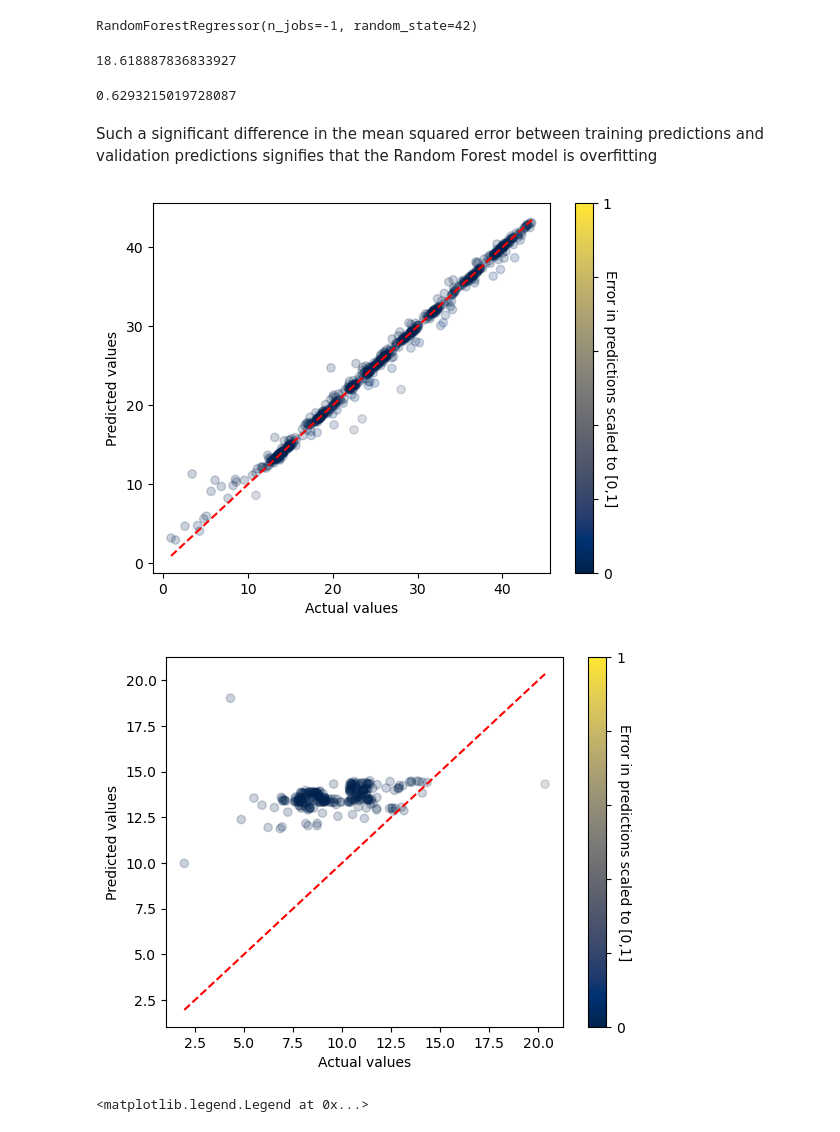
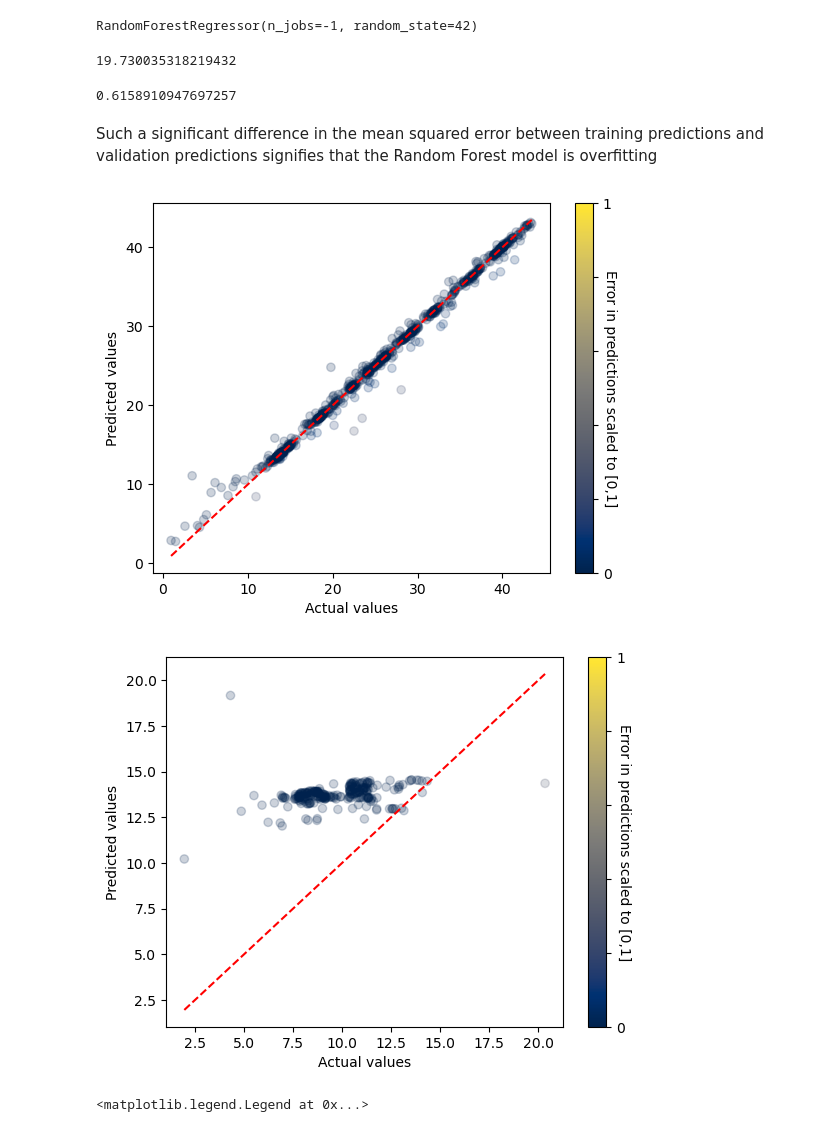
Before and after one commit to anshuman1823/Predicting-Oil-Flow-Rate-Using-Well-Parameters, a Jupyter notebook: Volve_project_jupyter_notebook_v2.ipynb, the cells around one changed output. Cells and saved outputs as stored; diff of their text form; code cells hidden in the pictures.

```diff
--- a/Volve_project_jupyter_notebook_v2.ipynb
+++ b/Volve_project_jupyter_notebook_v2.ipynb
@@ -234,5 +231,0 @@ We will use the average flow rate feature AVG_OIL_FLOW_RATE instead of BORE_OIL_
-# %%
-## Adding the feature for cummulative oil produced by shifting the cumulative sum of oil produced by 1 row downwards
-## Not adding cummulative water and cummulative gas produced because they are highly correlated to Cummulative Oil Produced
-
-df["CUMM_OIL"] = np.r_[0, np.cumsum(df.loc[:,["BORE_OIL_VOL"]]).values.ravel()[1:]]
@@ -436,6 +438,10 @@ plt.show()
 # %%
 def preprocessor(df_, train_start_date, val_date, test_date, DATEPROD = True,
                  Day_col = False, Month_col = False, Year_col = False, scale = True):
+
+    """
+    Function for performing all the preprocessing steps in one go
+    """
 
     # Creating a copy of the passed dataset so that the original dataset is not modified
     df = df_.copy()
@@ -460,8 +466,6 @@ def preprocessor(df_, train_start_date, val_date, test_date, DATEPROD = True,
     if Year_col:
         df["Year"] = df.DATEPRD.dt.year
 
-    ## FUTURE WORK: We can add the code to create the cummulative oil and oil flow rate features in the function itself
-
     ## Removing features which are not needed
     features_x = ["ON_STREAM_HRS", 'BORE_GAS_VOL', 'BORE_WAT_VOL', "BORE_OIL_VOL"]
     df = df.drop(columns = features_x, axis = 1)
@@ -478,7 +482,6 @@ def preprocessor(df_, train_start_date, val_date, test_date, DATEPROD = True,
     plt.axvline(pd.to_datetime(val_date), linestyle = "dotted", color = "orange")
     plt.axvline(pd.to_datetime(test_date), linestyle = "dotted", color = "orange")
     plt.title("DATA POINTS CONSIDERED")
-
 
     # Training dataset is taken to be all the data points after train_start_date and before val_date
     # Validation and testing dataset is taken to be all the data points after val_date
@@ -724,0 +729,18 @@ Thus, the hyperbolic equation can be used to check the performance of our models
+# %%
+from sklearn.preprocessing import StandardScaler
+scaler = StandardScaler()
+
+[qi, b, di] = hyp_values  ##hyp_values is obtained by fitting the curve using dca_plotter() function
+
+X_ = np.r_[X_train, X_val, X_test]
+hyp_q = hyperbolic_equation(np.arange(len(X_)), qi, b, di)
+hyp_q_scaled = scaler.fit_transform(hyp_q.reshape(-1, 1))
+X_ = np.c_[X_, hyp_q_scaled]
+
+X_train_dca = X_[:len(X_train), :]
+X_val_dca = X_[len(X_train):(len(X_val)+len(X_train)), :]
+X_test_dca = X_[(len(X_train) + len(X_val)):, :]
+
+## Modifying the features list to include the DCA column feature name
+if features.count("DCA_FLOW_RATE") == 0:
+    features = features + ["DCA_FLOW_RATE"]
@@ -729,27 +801,27 @@ from sklearn.ensemble import RandomForestRegressor
 from sklearn.metrics import mean_squared_error, r2_score
 
 rf = RandomForestRegressor(n_jobs=-1, random_state = 42)
-rf.fit(X_train, y_train)
+rf.fit(X_train_dca, y_train)
 # %% [output]
 RandomForestRegressor(n_jobs=-1, random_state=42)
 # %%
-mean_squared_error(rf.predict(X_val), y_val)
+mean_squared_error(rf.predict(X_val_dca), y_val)
 # %% [output]
-18.618887836833927
+19.730035318219432
 # %%
-mean_squared_error(y_train, rf.predict(X_train))
+mean_squared_error(y_train, rf.predict(X_train_dca))
 # %% [output]
-0.6293215019728087
+0.6158910947697257
 # %% [markdown]
 Such a significant difference in the mean squared error between training predictions and validation predictions signifies that the Random Forest model is overfitting
 # %%
-predict_plot(y_train, rf.predict(X_train))
+predict_plot(y_train, rf.predict(X_train_dca))
 # %% [output]
-[figure, old version]
+[figure, new version]
 # %%
-predict_plot(y_val, rf.predict(X_val))
+predict_plot(y_val, rf.predict(X_val_dca))
 # %% [output]
-[figure, old version]
+[figure, new version]
 # %%
 fig, ax = plt.subplots(figsize = (15,5))
 sns.histplot(y_train, label = "Training Set")
```
Also changed, not shown: parts of 84 cells of this notebook, 1 other file.
